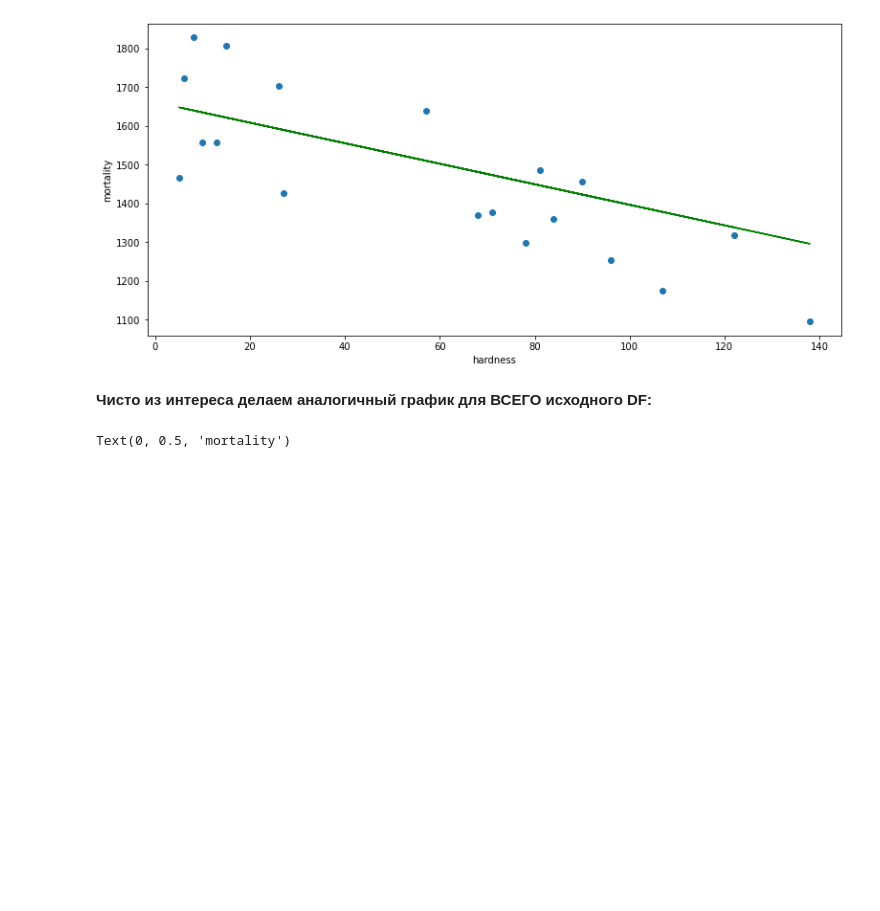
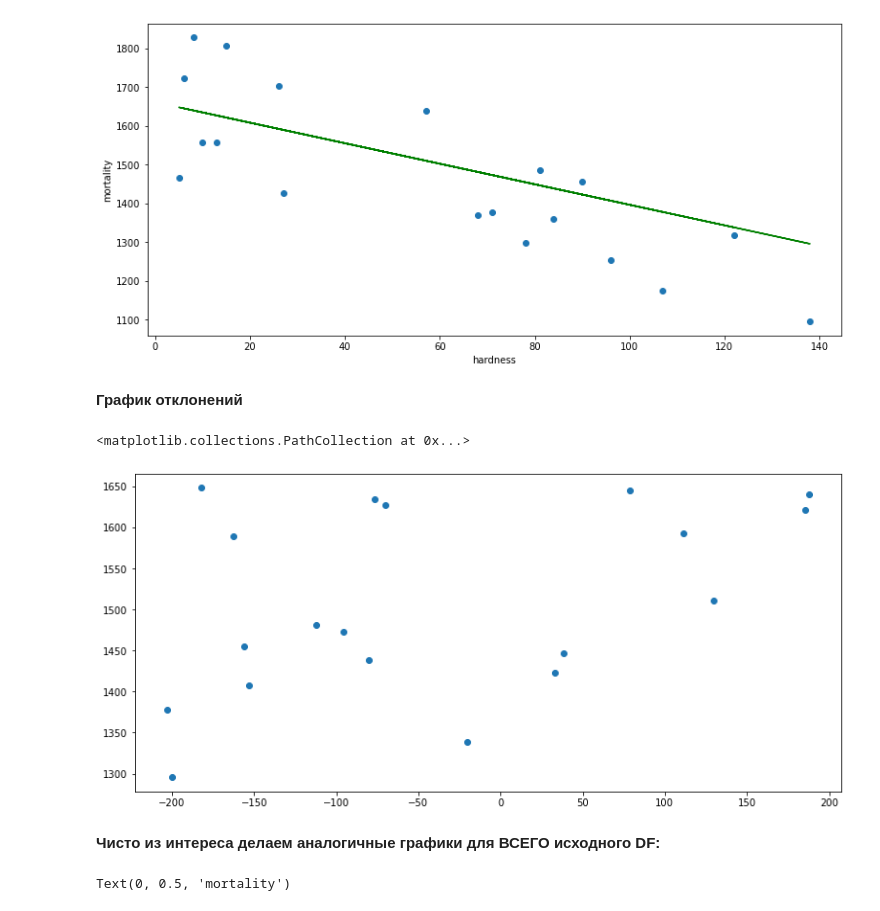
Before and after one commit to Tumeneff/pyda-5-hw-1, a Jupyter notebook: Statistics_Homework/Correlation_homework.ipynb, the cells around one changed output. Cells and saved outputs as stored; diff of their text form; code cells hidden in the pictures; blank space fills up the shorter version.

Commit message:
adding residuals charts

```diff
--- a/Statistics_Homework/Correlation_homework.ipynb
+++ b/Statistics_Homework/Correlation_homework.ipynb
@@ -125,8 +125,16 @@ plt.ylabel("mortality")
 # %% [output]
 Text(0, 0.5, 'mortality')
 [figure]
+# %% [markdown]
+**График отклонений**
+# %%
+residuals = y_test-mort_prediction
+plt.scatter(residuals, mort_prediction)
+# %% [output]
+<matplotlib.collections.PathCollection at 0x...>
+[figure, added]
 # %% [markdown]
-**Чисто из интереса делаем аналогичный график для ВСЕГО исходного DF:**
+**Чисто из интереса делаем аналогичные графики для ВСЕГО исходного DF:**
 # %%
 plt.scatter(X, y)
 plt.plot(X, mort_full_prediction, c='g')
```
Also changed, not shown: parts of 6 cells of this notebook.
